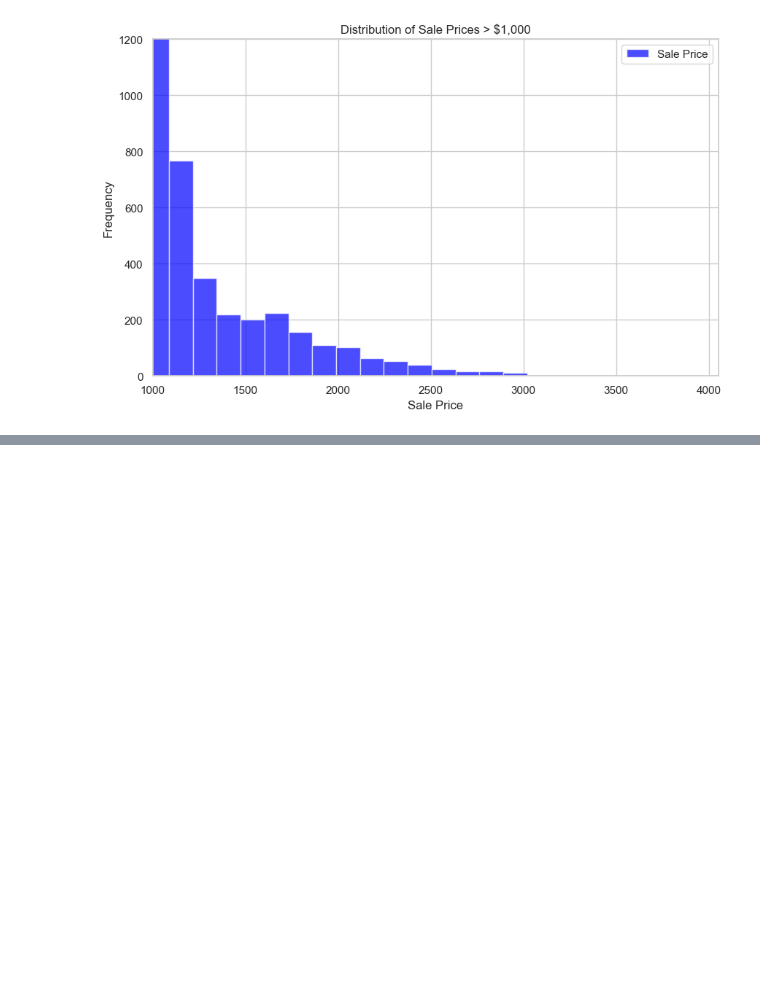
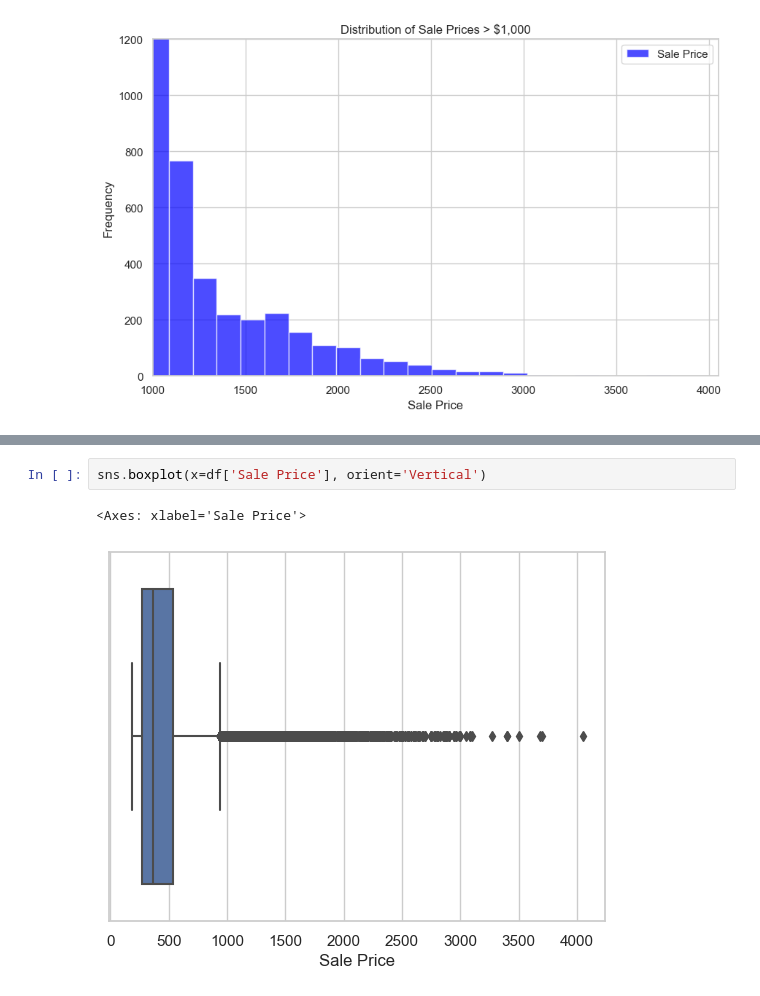
Before and after one commit to Chris-Goyette/sneaker_analysis, a Jupyter notebook: StockX_Sneaker_Analysis.ipynb, the cells around one changed output, grey strips where cells are left out. Drawn from its saved outputs; the diff is of its cells as text; blank space fills up the shorter version.

```diff
--- a/StockX_Sneaker_Analysis.ipynb
+++ b/StockX_Sneaker_Analysis.ipynb
@@ -173,0 +186,5 @@ plt.show()
+# %%
+sns.boxplot(x=df['Sale Price'], orient='Vertical')
+# %% [output]
+<Axes: xlabel='Sale Price'>
+[figure, added]
```
Also changed, not shown: parts of 6 cells of this notebook, 1 other file.
